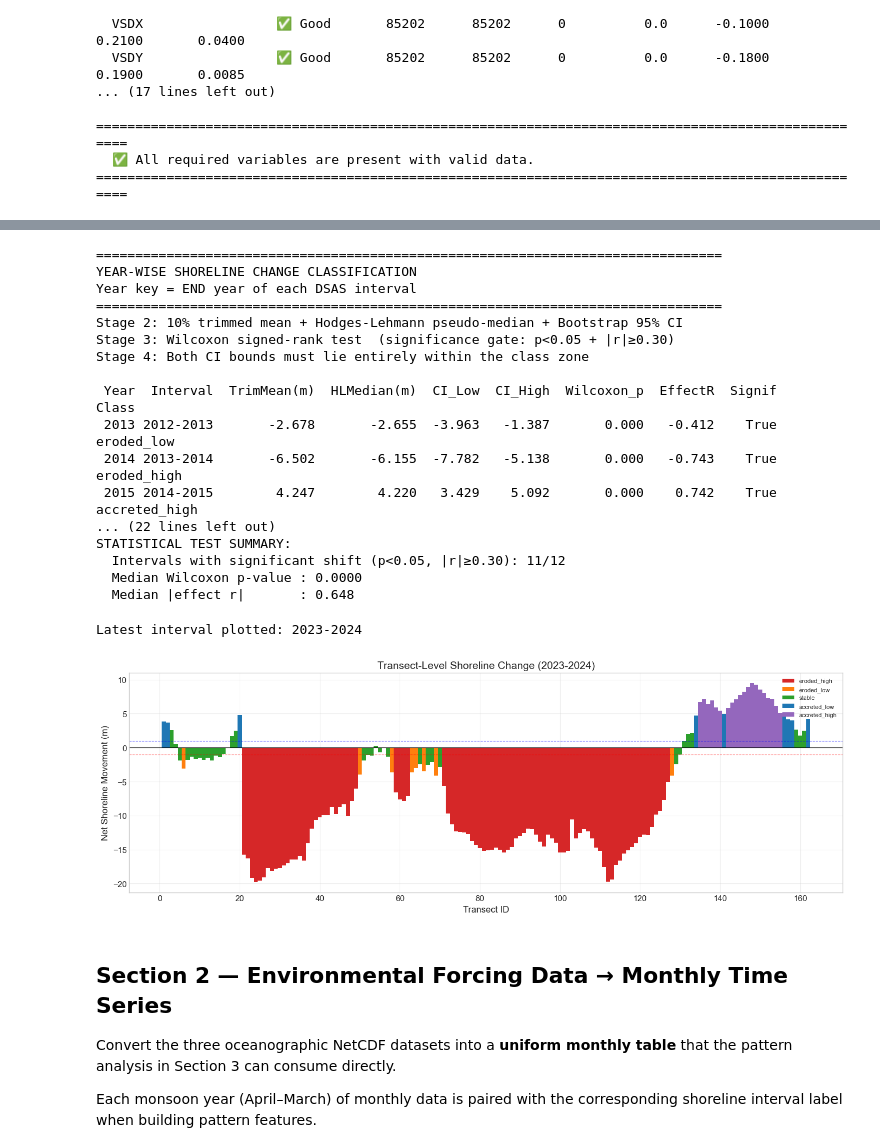
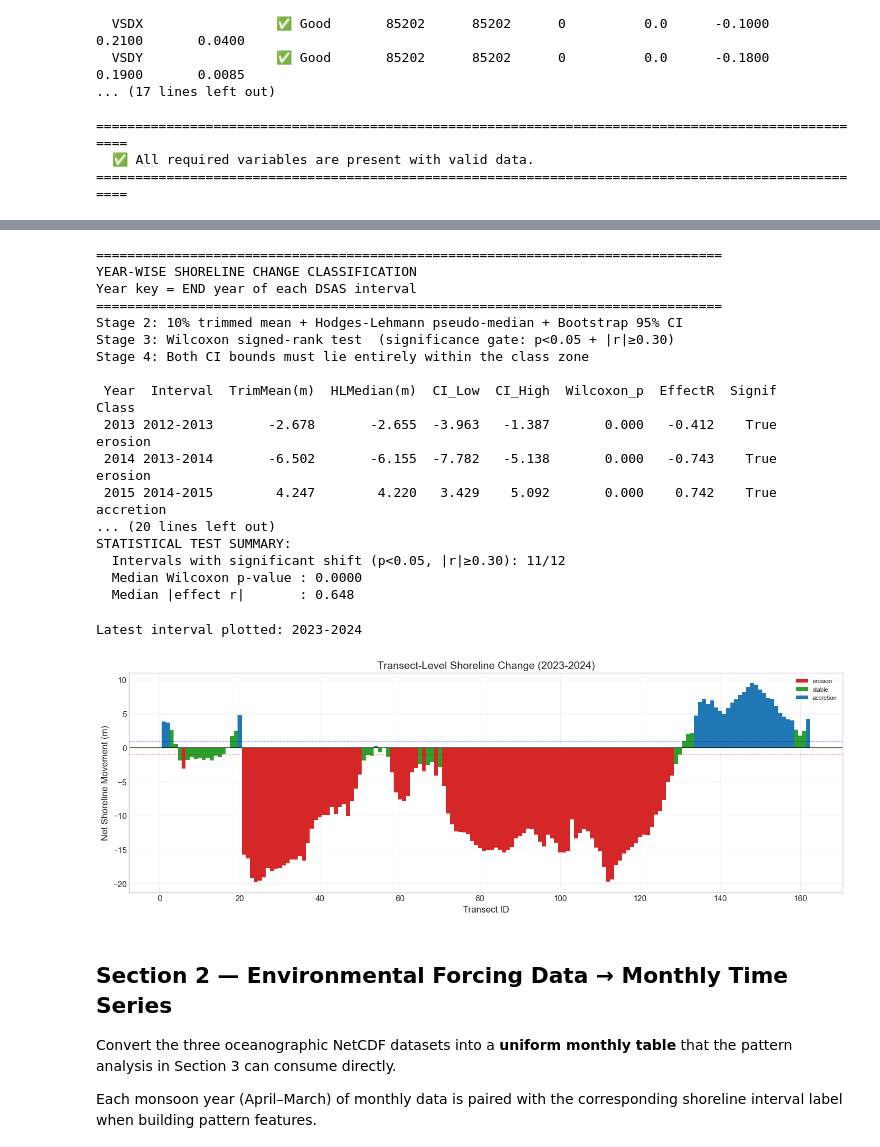
Before and after one commit to ThimalkaCosta/coastalai, a Jupyter notebook: notebook.ipynb, the cells around one changed output, grey strips where cells are left out. Cells and saved outputs as stored; diff of their text form; code cells hidden in the pictures.

```diff
--- a/notebook.ipynb
+++ b/notebook.ipynb
@@ -427,6 +426,6 @@ This labels each observation by the year in which the shoreline state was measur
 # %%
 # =============================================================================
-# Section 1.1 — DSAS Year-Pair Transect Files → 5-Class Annual Shoreline Labels
+# Section 1.1 — DSAS Year-Pair Transect Files → 3-Class Annual Shoreline Labels
 # =============================================================================
 # Year key = END year of each CSV (e.g. 12-13-stat.csv → year 2013).
 #
@@ -452,10 +451,8 @@ This labels each observation by the year in which the shoreline state was measur
 #
 # Stage 4 — CI-based class assignment
 #   Both 95% CI bounds must be entirely within the class zone:
-#     eroded_high  → entire CI below −3 m
-#     eroded_low   → entire CI below −1 m
-#     accreted_low → entire CI above +1 m
-#     accreted_high→ entire CI above +3 m
+#     erosion   → entire CI below −1 m
+#     accretion → entire CI above +1 m
 #   Transitional (CI straddles a threshold): transect majority vote.
 #   Ambiguous or non-significant: 'stable'.
 # =============================================================================
@@ -463,10 +460,8 @@ This labels each observation by the year in which the shoreline state was measur
 from scipy.stats import wilcoxon as _wilcoxon_scipy
 
 # ── NSM class boundaries ──────────────────────────────────────────────────────
-HIGH_EROSION_THRESHOLD   = -3.0
-LOW_EROSION_THRESHOLD    = -1.0
-LOW_ACCRETION_THRESHOLD  =  1.0
-HIGH_ACCRETION_THRESHOLD =  3.0
+EROSION_THRESHOLD   = -1.0
+ACCRETION_THRESHOLD =  1.0
 
 TRIM_FRACTION     = 0.10
 BOOTSTRAP_SAMPLES = 2000
@@ -477,8 +472,7 @@ WILCOXON_ALPHA  = 0.05    # p < 0.05 required
 EFFECT_SIZE_MIN = 0.30    # |rank-biserial r| ≥ 0.30 required
 
 CLASS_SCORE_MAP = {
-    'eroded_high': -2, 'eroded_low': -1, 'stable': 0,
-    'accreted_low': 1, 'accreted_high': 2,
+    'erosion': -1, 'stable': 0, 'accretion': 1,
 }
 SCORE_CLASS_MAP = {score: label for label, score in CLASS_SCORE_MAP.items()}
 
@@ -487,11 +481,9 @@ SCORE_CLASS_MAP = {score: label for label, score in CLASS_SCORE_MAP.items()}
 
 def classify_nsm_raw(nsm):
     """Classify a single NSM value (no uncertainty adjustment)."""
-    if nsm < HIGH_EROSION_THRESHOLD:    return 'eroded_high'
-    if nsm < LOW_EROSION_THRESHOLD:     return 'eroded_low'
-    if nsm <= LOW_ACCRETION_THRESHOLD:  return 'stable'
-    if nsm <= HIGH_ACCRETION_THRESHOLD: return 'accreted_low'
-    return 'accreted_high'
+    if nsm <= EROSION_THRESHOLD:   return 'erosion'
+    if nsm < ACCRETION_THRESHOLD:  return 'stable'
+    return 'accretion'
 
 
 def classify_with_uncertainty(value, uncertainty):
@@ -502,10 +494,8 @@ def classify_with_uncertainty(value, uncertainty):
     """
     unc = 0.0 if pd.isna(uncertainty) else float(uncertainty)
     lower, upper = value - unc, value + unc
-    if upper < HIGH_EROSION_THRESHOLD:    return 'eroded_high'
-    if upper < LOW_EROSION_THRESHOLD:     return 'eroded_low'
-    if lower > HIGH_ACCRETION_THRESHOLD:  return 'accreted_high'
-    if lower > LOW_ACCRETION_THRESHOLD:   return 'accreted_low'
+    if upper <= EROSION_THRESHOLD:   return 'erosion'
+    if lower >= ACCRETION_THRESHOLD: return 'accretion'
     return 'stable'
 
 
@@ -620,7 +610,7 @@ def assign_year_class(annual_nsm, ci_low, ci_high,
                       wilcoxon_p, effect_r,
                       stable_share, eroded_share, accreted_share):
     """
-    Assign the 5-class interval label using a two-gate pipeline.
+    Assign the 3-class interval label using a two-gate pipeline.
 
     Gate (Stage 3): BOTH must pass
       • Wilcoxon p < WILCOXON_ALPHA  (0.05) — statistically significant shift
@@ -640,17 +630,15 @@ def assign_year_class(annual_nsm, ci_low, ci_high,
         return 'stable'
 
     # Stage 4: both CI bounds on the same side of the threshold
-    if ci_high < HIGH_EROSION_THRESHOLD:    return 'eroded_high'
-    if ci_high < LOW_EROSION_THRESHOLD:     return 'eroded_low'
-    if ci_low  > HIGH_ACCRETION_THRESHOLD:  return 'accreted_high'
-    if ci_low  > LOW_ACCRETION_THRESHOLD:   return 'accreted_low'
+    if ci_high <= EROSION_THRESHOLD:   return 'erosion'
+    if ci_low  >= ACCRETION_THRESHOLD: return 'accretion'
 
     # Transitional: significant shift but CI straddles a threshold
     # Use transect share majority (requires a clear majority ≥ 35%)
     if effect_r < 0 and eroded_share >= 0.35 and eroded_share > accreted_share:
-        return 'eroded_low'
+        return 'erosion'
     if effect_r > 0 and accreted_share >= 0.35 and accreted_share > eroded_share:
-        return 'accreted_low'
+        return 'accretion'
 
     return 'stable'
 
@@ -667,7 +655,7 @@ for interval_row in shoreline_inventory.itertuples(index=False):
     df['interval_label'] = interval_row.interval
     df['nsm_class_raw']  = df['NSM'].apply(classify_nsm_raw)
     df['epr_class']      = df.apply(consensus_transect_class, axis=1)
-    df['erosion_flag']   = df['epr_class'].isin(['eroded_high', 'eroded_low']).astype(int)
+    df['erosion_flag']   = (df['epr_class'] == 'erosion').astype(int)
 
     # Stage 2 — robust estimates
     nsm_arr    = df['NSM'].to_numpy(dtype=float)
@@ -680,8 +668,8 @@ for interval_row in shoreline_inventory.itertuples(index=False):
 
     class_share   = df['epr_class'].value_counts(normalize=True)
     stable_share  = float(class_share.get('stable', 0.0))
-    eroded_share  = float(class_share.get('eroded_high', 0.0) + class_share.get('eroded_low', 0.0))
-    accreted_share= float(class_share.get('accreted_high', 0.0) + class_share.get('accreted_low', 0.0))
+    eroded_share  = float(class_share.get('erosion', 0.0))
+    accreted_share= float(class_share.get('accretion', 0.0))
 
     # Stage 4 — assign class
     year_class = assign_year_class(
@@ -717,7 +705,6 @@ for interval_row in shoreline_inventory.itertuples(index=False):
         'eroded_share':      eroded_share,
         'accreted_share':    accreted_share,
         'n_eroding_transects':      int(df['erosion_flag'].sum()),
-        'n_high_erosion_transects': int((df['epr_class'] == 'eroded_high').sum()),
         # Final label
         'Change_Class':      year_class,
     })
@@ -771,7 +758,7 @@ print(disp.to_string(index=False, float_format=lambda x: f'{x:.3f}'))
 
 print(f'\n{"─" * 60}')
 print('CLASS DISTRIBUTION (12 intervals):')
-for cls in ['eroded_high', 'eroded_low', 'stable', 'accreted_low', 'accreted_high']:
+for cls in ['erosion', 'stable', 'accretion']:
     count = int((shoreline_annual['Change_Class'] == cls).sum())
     bar   = '█' * (count * 4)
     print(f'  {cls:15s}: {count:2d}  {bar}')
@@ -794,11 +781,11 @@ Stage 2: 10% trimmed mean + Hodges-Lehmann pseudo-median + Bootstrap 95% CI
 Stage 3: Wilcoxon signed-rank test  (significance gate: p<0.05 + |r|≥0.30)
 Stage 4: Both CI bounds must lie entirely within the class zone
 
- Year  Interval  TrimMean(m)  HLMedian(m)  CI_Low  CI_High  Wilcoxon_p  EffectR  Signif         Class
- 2013 2012-2013       -2.678       -2.655  -3.963   -1.387       0.000   -0.412    True    eroded_low
- 2014 2013-2014       -6.502       -6.155  -7.782   -5.138       0.000   -0.743    True   eroded_high
- 2015 2014-2015        4.247        4.220   3.429    5.092       0.000    0.742    True accreted_high
-... (22 lines left out)
+ Year  Interval  TrimMean(m)  HLMedian(m)  CI_Low  CI_High  Wilcoxon_p  EffectR  Signif     Class
+ 2013 2012-2013       -2.678       -2.655  -3.963   -1.387       0.000   -0.412    True   erosion
+ 2014 2013-2014       -6.502       -6.155  -7.782   -5.138       0.000   -0.743    True   erosion
+ 2015 2014-2015        4.247        4.220   3.429    5.092       0.000    0.742    True accretion
+... (20 lines left out)
 STATISTICAL TEST SUMMARY:
   Intervals with significant shift (p<0.05, |r|≥0.30): 11/12
   Median Wilcoxon p-value : 0.0000
@@ -809,40 +796,41 @@ STATISTICAL TEST SUMMARY:
 # =============================================================================
 
 color_map = {
-    'eroded_high': '#d62728', 'eroded_low': '#ff7f0e',
-    'stable': '#2ca02c', 'accreted_low': '#1f77b4', 'accreted_high': '#9467bd'
+    'erosion':   '#d62728',
+    'stable':    '#2ca02c',
+    'accretion': '#1f77b4',
 }
 
 plot_df = latest_dsas_df.copy().sort_values('id')
 
 fig, ax = plt.subplots(figsize=(14, 5))
 for cls, clr in color_map.items():
     mask = plot_df['epr_class'] == cls
     ax.bar(
         plot_df.loc[mask, 'id'],
         plot_df.loc[mask, 'NSM'],
         color=clr,
         label=cls,
         width=1.0,
         edgecolor='none'
     )
 
 ax.axhline(0, color='black', lw=0.8)
-ax.axhline(LOW_EROSION_THRESHOLD, color='red', ls='--', lw=0.8, alpha=0.5)
-ax.axhline(LOW_ACCRETION_THRESHOLD, color='blue', ls='--', lw=0.8, alpha=0.5)
+ax.axhline(EROSION_THRESHOLD, color='red', ls='--', lw=0.8, alpha=0.5)
+ax.axhline(ACCRETION_THRESHOLD, color='blue', ls='--', lw=0.8, alpha=0.5)
 ax.set_xlabel('Transect ID')
 ax.set_ylabel('Net Shoreline Movement (m)')
 ax.set_title(f'Transect-Level Shoreline Change ({latest_interval_label})')
 ax.legend(loc='upper right', fontsize=8)
 ax.grid(True, alpha=0.3)
 
 print(f"Latest interval plotted: {latest_interval_label}")
 plt.tight_layout()
 plt.savefig('./figures/transect_profile.png', dpi=150)
 plt.show()
 # %% [output]
 Latest interval plotted: 2023-2024
-[figure, old version]
+[figure, new version]
 # %% [markdown]
 ## Section 2 — Environmental Forcing Data → Monthly Time Series
 
```
Also changed, not shown: parts of 9 cells of this notebook, 20 other files.
